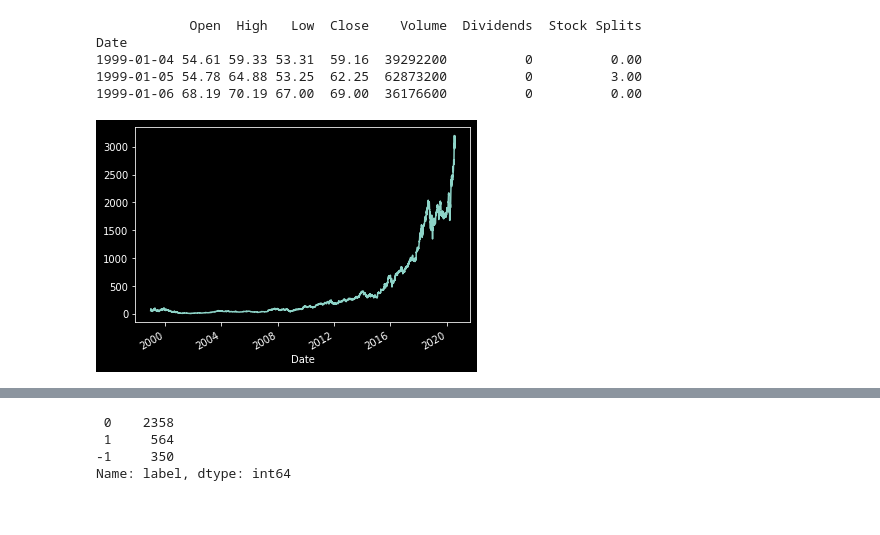
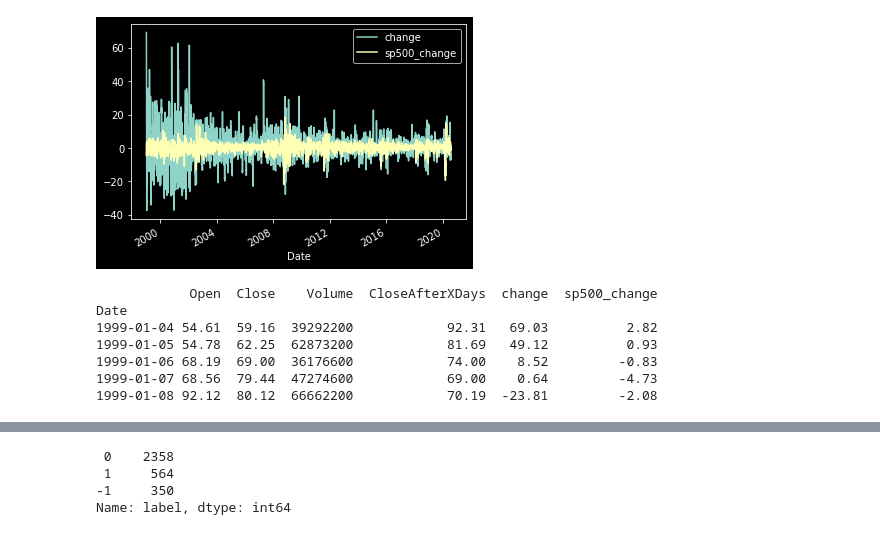
Before and after one commit to simonperrott/stockatron, a Jupyter notebook: stockatron_baseline_model.ipynb, the cells around one changed output, grey strips where cells are left out. Cells and saved outputs as stored; diff of their text form; code cells hidden in the pictures.

```diff
--- a/stockatron_baseline_model.ipynb
+++ b/stockatron_baseline_model.ipynb
@@ -26,17 +26,36 @@ pd.options.display.max_rows = 15
 pd.options.display.max_columns = 20
 
 pyplot.style.use("dark_background")
-# %%
-amzn = yt.Ticker('AMZN')
-df_amzn = amzn.history(start='1999-01-01')
-print(df_amzn.head(3))
-df_amzn['Close'].plot()
-pyplot.show()
-# %% [output]
-            Open  High   Low  Close    Volume  Dividends  Stock Splits
-Date
-1999-01-04 54.61 59.33 53.31  59.16  39292200          0          0.00
-1999-01-05 54.78 64.88 53.25  62.25  62873200          0          3.00
-1999-01-06 68.19 70.19 67.00  69.00  36176600          0          0.00
-[figure, removed]
+# %%
+# Fn to create the price change after X numDaysForward.
+def create_change_column(df:pd.DataFrame, threshold:float, numDaysForward = -5):
+  df['CloseAfterXDays'] = df['Close'].shift(numDaysForward, axis=0)
+  change_series = 100* (df['CloseAfterXDays'] - df['Open'])/df['Open']
+  return change_series
+# %%
+amzn = yt.Ticker('AMZN')
+start_date = '1999-01-01'
+df = amzn.history(start=start_date)
+df.drop(['Dividends', 'Stock Splits', 'High', 'Low'], axis=1, inplace=True)
+df['change'] = create_change_column(df, 5.0)
+
+# S&P500
+gspc = yt.Ticker('^GSPC')
+df_gspc = gspc.history(start=start_date)
+df['sp500_change'] = create_change_column(df_gspc, 5.0)
+
+df[['change', 'sp500_change']].plot()
+pyplot.legend(loc="upper right")
+pyplot.show()
+
+print(df.head(5))
+# %% [output]
+[figure, added]
+            Open  Close    Volume  CloseAfterXDays  change  sp500_change
+Date
+1999-01-04 54.61  59.16  39292200            92.31   69.03          2.82
+1999-01-05 54.78  62.25  62873200            81.69   49.12          0.93
+1999-01-06 68.19  69.00  36176600            74.00    8.52         -0.83
+1999-01-07 68.56  79.44  47274600            69.00    0.64         -4.73
+1999-01-08 92.12  80.12  66662200            70.19  -23.81         -2.08
 # %%
```
Also changed, not shown: parts of 17 cells of this notebook.
